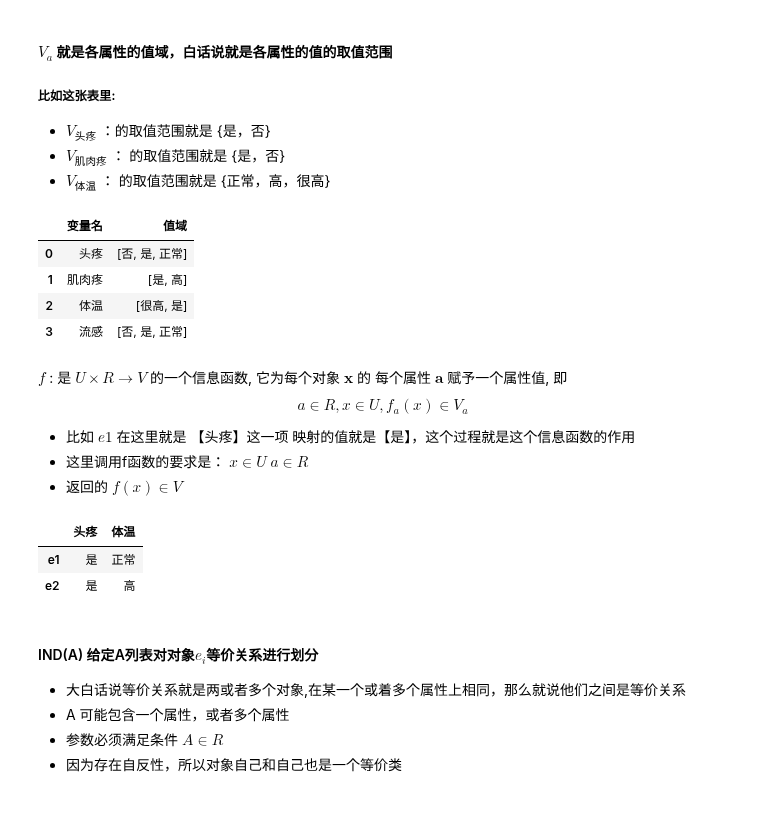
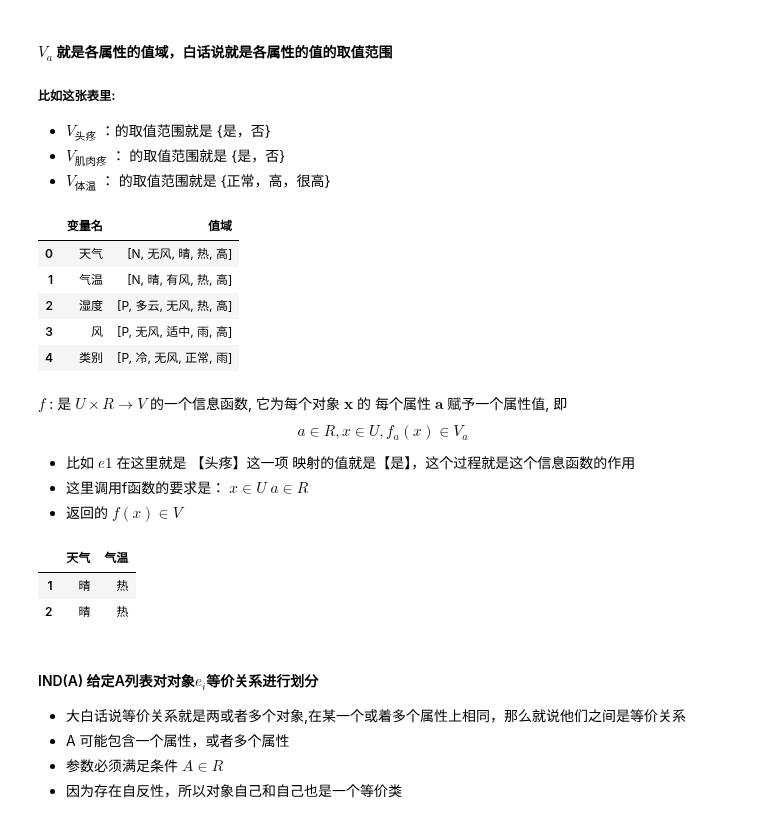
Before and after one commit to YiyaoZhang9527/Algorithm-class-at-Huai-Vocational-College, a Jupyter notebook: 数据预处理/特征选择/离散特征选择方法/粗糙集属性约减/粗糙集基础知识.ipynb, the cells around one changed output. Cells and saved outputs as stored; diff of their text form; code cells hidden in the pictures.

```diff
--- a/数据预处理/特征选择/离散特征选择方法/粗糙集属性约减/粗糙集基础知识.ipynb
+++ b/数据预处理/特征选择/离散特征选择方法/粗糙集属性约减/粗糙集基础知识.ipynb
@@ -50,6 +50,29 @@ table
 | 3 | e4 | 否 | 是 | 正常 | 否 |
 | 4 | e5 | 否 | 否 | 高 | 否 |
 | 5 | e6 | 否 | 是 | 很高 | 是 |
+# %%
+table = pd.DataFrame(
+    data = np.matrix(
+        [
+            ["1","晴","热","高","无风","N"]
+            ,["2","晴","热","高","有风","N"]
+            ,["3","多云","热","高","无风","P"]
+            ,["4","雨","适中","高","无风","P"]
+            ,["5","雨","冷","正常","无风","P"]
+            ,["6","雨","冷","正常","无风","N"]
+            ,["7","多云","冷","正常","有风","P"]
+            ,["8","晴","适中","高","无风","N"]
+            ,["9","晴","冷","正常","无风","P"]
+            ,["10","雨","适中","正常","无风","P"]
+            ,["11","晴","适中","正常","无风","P"]
+            ,["12","多云","适中","高","有风","P"]
+            ,["13","多云","热","正常","无风","P"]
+            ,["14","雨","适中","高","有风","N"]
+
+        ]
+    )
+    ,columns = ["No.","天气","气温","湿度","风","类别"]
+)
 # %% [markdown]
 #### 决策属性 $ D $
 * 决策属性其实就相当于平时分类建模时候训练数据的标签
@@ -126,10 +166,11 @@ def VaRange(U,R):
 VaRange(U,R)
 # %% [output]
 |  | 变量名 | 值域 |
-| 0 | 头疼 | [否, 是, 正常] |
-| 1 | 肌肉疼 | [是, 高] |
-| 2 | 体温 | [很高, 是] |
-| 3 | 流感 | [否, 是, 正常] |
+| 0 | 天气 | [N, 无风, 晴, 热, 高] |
+| 1 | 气温 | [N, 晴, 有风, 热, 高] |
+| 2 | 湿度 | [P, 多云, 无风, 热, 高] |
+| 3 | 风 | [P, 无风, 适中, 雨, 高] |
+| 4 | 类别 | [P, 冷, 无风, 正常, 雨] |
 # %% [markdown]
 $f$ : 是 $U \times R \rightarrow V$ 的一个信息函数, 它为每个对象 $\mathbf{x}$ 的 每个属性 $\mathbf{a}$ 赋予一个属性值, 即
 $$
@@ -142,37 +183,37 @@ $$
 def f(U,R,x,a):
     '''
     信息函数
     '''
     a = np.array(a)
     x = np.array(x)
     # 切分出 U 的标签 e_{x}
     U_i = U[:,0]
 
     # 生成 U 轴的布尔值索引
     m,n = U_i.shape
     x_index = np.zeros(m)
     for x_i in x:
         x_index += np.ravel(U_i==x_i)
     # 将x所属U的位置数字变为bool值索引
     x_index = x_index.astype(bool)
 
     # 生成 R 轴的布尔值索引
     m = R.size
     a_index = np.zeros(m)
     for a_i in a:
         a_index += np.ravel(R == a_i)
     # 将a所属R的位置数字变为bool值索引
     a_index = a_index.astype(bool)
 
     # 切分出当前信息
     fx = U[x_index].T[a_index].T
     return pd.DataFrame(data=fx,columns=a,index=x)
 
-f(U,R,a=["头疼","体温"],x=["e1","e2"])
+f(U,R,a=[ '天气', '气温'],x=["1","2"])
 # %% [output]
-|  | 头疼 | 体温 |
-| e1 | 是 | 正常 |
-| e2 | 是 | 高 |
+|  | 天气 | 气温 |
+| 1 | 晴 | 热 |
+| 2 | 晴 | 热 |
 # %% [markdown]
 #### IND(A) 给定A列表对对象$e_{i}$等价关系进行划分
 * 大白话说等价关系就是两或者多个对象,在某一个或着多个属性上相同，那么就说他们之间是等价关系
```
Also changed, not shown: parts of 14 cells of this notebook.
